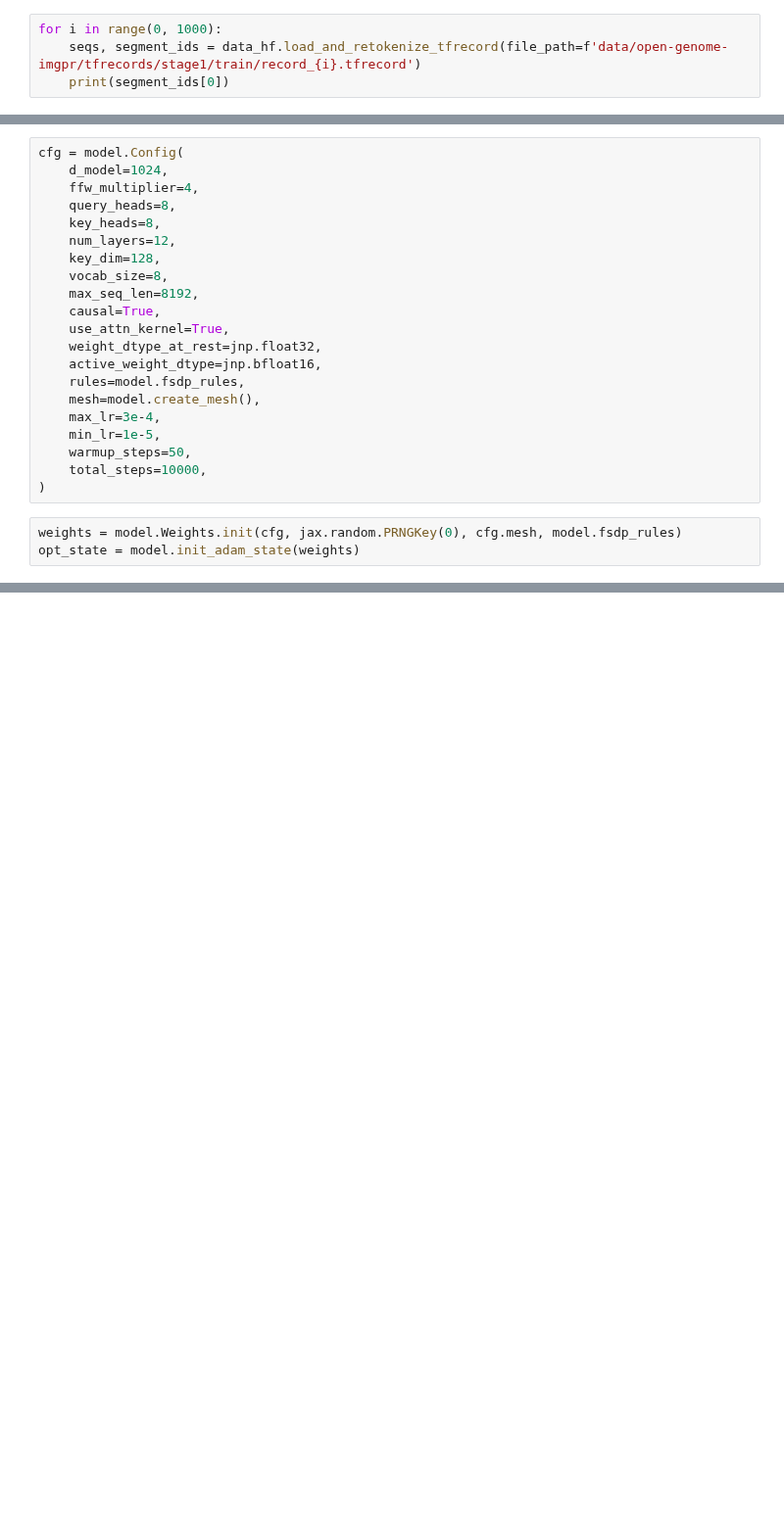
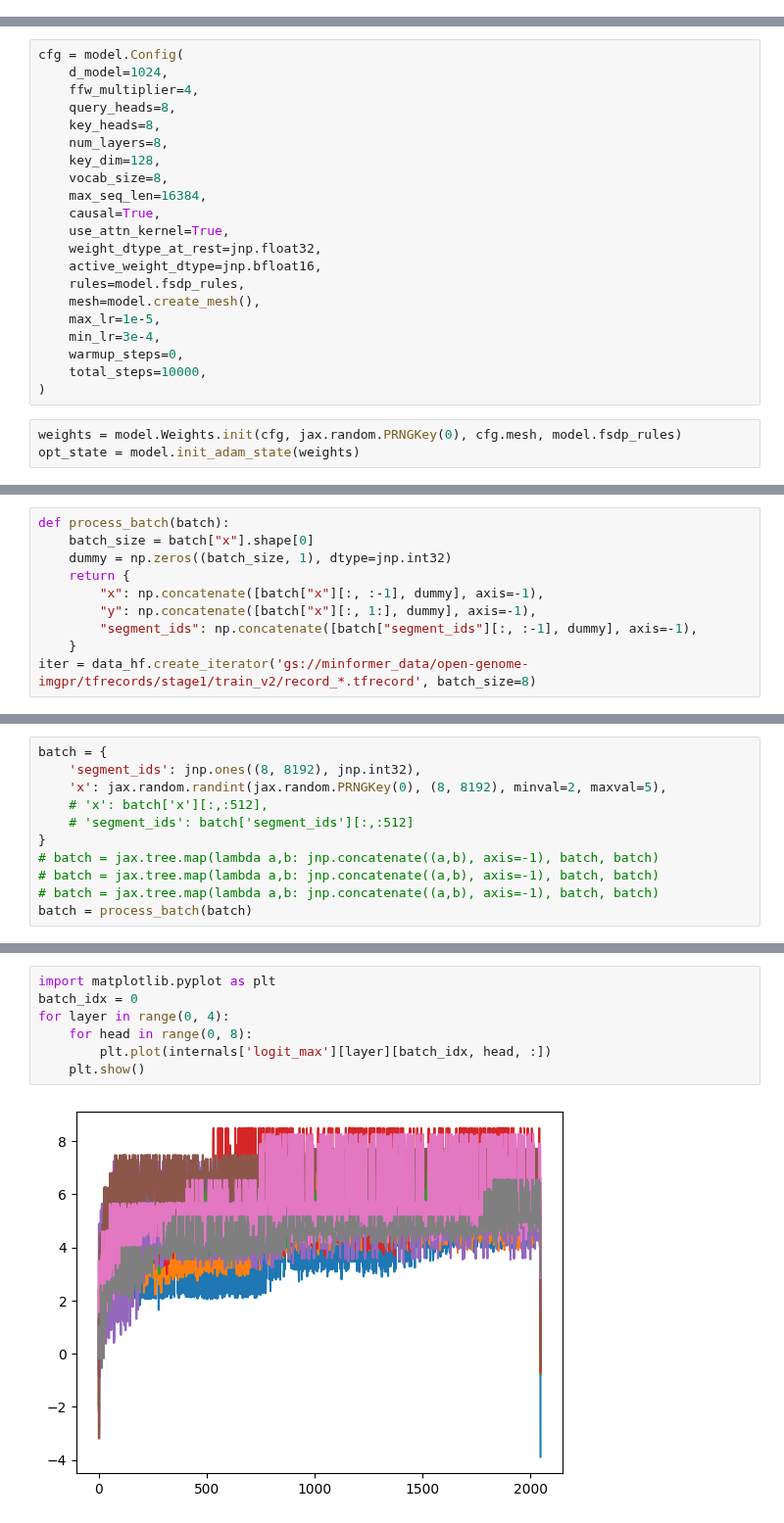
Before and after one commit to sholtodouglas/minformer, a Jupyter notebook: projects/bio/experiments.ipynb, the cells around one changed output, grey strips where cells are left out. Shown at 98% size. Saved outputs shown, nothing was run; the diff lists cells and outputs as text; blank space fills up the shorter version.

```diff
--- a/projects/bio/experiments.ipynb
+++ b/projects/bio/experiments.ipynb
@@ -18,4 +14,0 @@ data_hf = reload(data_hf)
-# %%
-for i in range(0, 1000):
-    seqs, segment_ids = data_hf.load_and_retokenize_tfrecord(file_path=f'data/open-genome-imgpr/tfrecords/stage1/train/record_{i}.tfrecord')
-    print(segment_ids[0])
@@ -37,19 +18,19 @@ cfg = model.Config(
     ffw_multiplier=4,
     query_heads=8,
     key_heads=8,
-    num_layers=12,
+    num_layers=8,
     key_dim=128,
     vocab_size=8,
-    max_seq_len=8192,
+    max_seq_len=16384,
     causal=True,
     use_attn_kernel=True,
     weight_dtype_at_rest=jnp.float32,
     active_weight_dtype=jnp.bfloat16,
     rules=model.fsdp_rules,
     mesh=model.create_mesh(),
-    max_lr=3e-4,
-    min_lr=1e-5,
-    warmup_steps=50,
+    max_lr=1e-5,
+    min_lr=3e-4,
+    warmup_steps=0,
     total_steps=10000,
 )
 # %%
@@ -57,0 +43,10 @@ opt_state = model.init_adam_state(weights)
+# %%
+def process_batch(batch):
+    batch_size = batch["x"].shape[0]
+    dummy = np.zeros((batch_size, 1), dtype=jnp.int32)
+    return {
+        "x": np.concatenate([batch["x"][:, :-1], dummy], axis=-1),
+        "y": np.concatenate([batch["x"][:, 1:], dummy], axis=-1),
+        "segment_ids": np.concatenate([batch["segment_ids"][:, :-1], dummy], axis=-1),
+    }
+iter = data_hf.create_iterator('gs://minformer_data/open-genome-imgpr/tfrecords/stage1/train_v2/record_*.tfrecord', batch_size=8)
@@ -57,0 +56,11 @@ opt_state = model.init_adam_state(weights)
+# %%
+batch = {
+    'segment_ids': jnp.ones((8, 8192), jnp.int32),
+    'x': jax.random.randint(jax.random.PRNGKey(0), (8, 8192), minval=2, maxval=5),
+    # 'x': batch['x'][:,:512],
+    # 'segment_ids': batch['segment_ids'][:,:512]
+}
+# batch = jax.tree.map(lambda a,b: jnp.concatenate((a,b), axis=-1), batch, batch)
+# batch = jax.tree.map(lambda a,b: jnp.concatenate((a,b), axis=-1), batch, batch)
+# batch = jax.tree.map(lambda a,b: jnp.concatenate((a,b), axis=-1), batch, batch)
+batch = process_batch(batch)
@@ -106,0 +98,9 @@ internals
+# %%
+import matplotlib.pyplot as plt
+batch_idx = 0
+for layer in range(0, 4):
+    for head in range(0, 8):
+        plt.plot(internals['logit_max'][layer][batch_idx, head, :])
+    plt.show()
+# %% [output]
+[figure, added]
```
Also changed, not shown: parts of 12 cells of this notebook, 7 other files.
